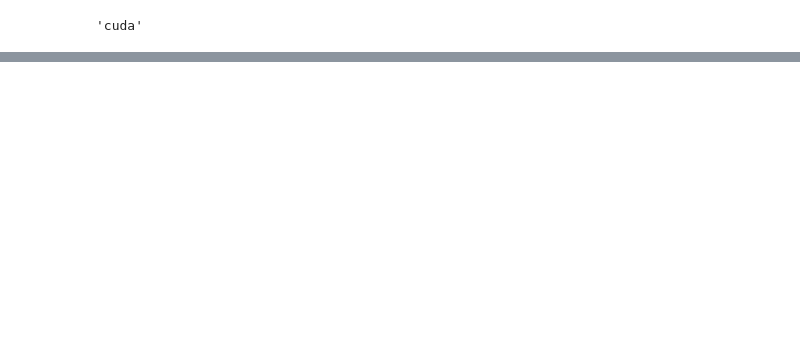
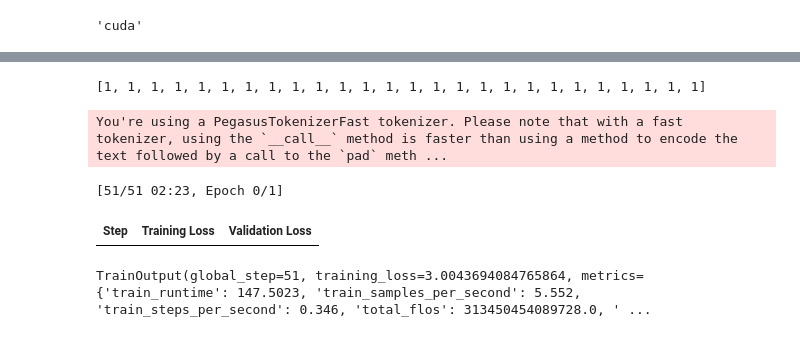
Before and after one commit to Shriansh16/NLP, a Jupyter notebook: text_summarizer.ipynb, the cells around one changed output, grey strips where cells are left out. Drawn from its saved outputs; the diff is of its cells as text; code cells hidden in the pictures; blank space fills up the shorter version.

```diff
--- a/text_summarizer.ipynb
+++ b/text_summarizer.ipynb
@@ -71,0 +109,2 @@ You should probably TRAIN this model on a down-stream task to be able to use it
+# %%
+dataset_samsum_pt = dataset_samsum.map(convert_examples_to_features, batched = True)
@@ -71,0 +136,4 @@ You should probably TRAIN this model on a down-stream task to be able to use it
+# %%
+dataset_samsum_pt['train']['attention_mask'][1]
+# %% [output]
+[1, 1, 1, 1, 1, 1, 1, 1, 1, 1, 1, 1, 1, 1, 1, 1, 1, 1, 1, 1, 1, 1, 1, 1, 1, 1]
@@ -71,0 +142,6 @@ You should probably TRAIN this model on a down-stream task to be able to use it
+# %%
+# Training
+
+from transformers import DataCollatorForSeq2Seq       ## this will help us to load data in batches
+
+seq2seq_data_collator = DataCollatorForSeq2Seq(tokenizer, model=model_pegasus)
@@ -71,0 +163,7 @@ You should probably TRAIN this model on a down-stream task to be able to use it
+# %%
+trainer.train()
+# %% [output]
+You're using a PegasusTokenizerFast tokenizer. Please note that with a fast tokenizer, using the `__call__` method is faster than using a method to encode the text followed by a call to the `pad` meth ...
+[51/51 02:23, Epoch 0/1]
+| Step | Training Loss | Validation Loss |
+TrainOutput(global_step=51, training_loss=3.0043694084765864, metrics={'train_runtime': 147.5023, 'train_samples_per_second': 5.552, 'train_steps_per_second': 0.346, 'total_flos': 313450454089728.0, ' ...
```
Also changed, not shown: parts of 23 cells of this notebook.
